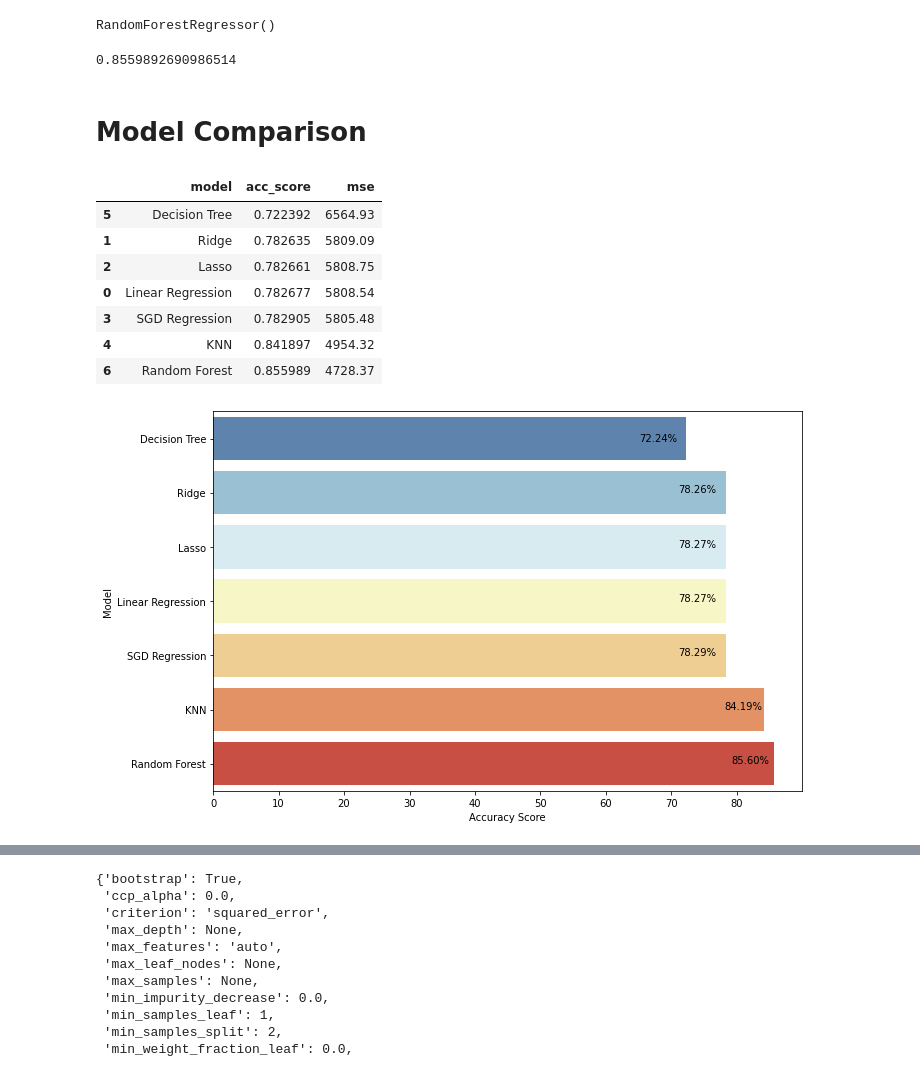
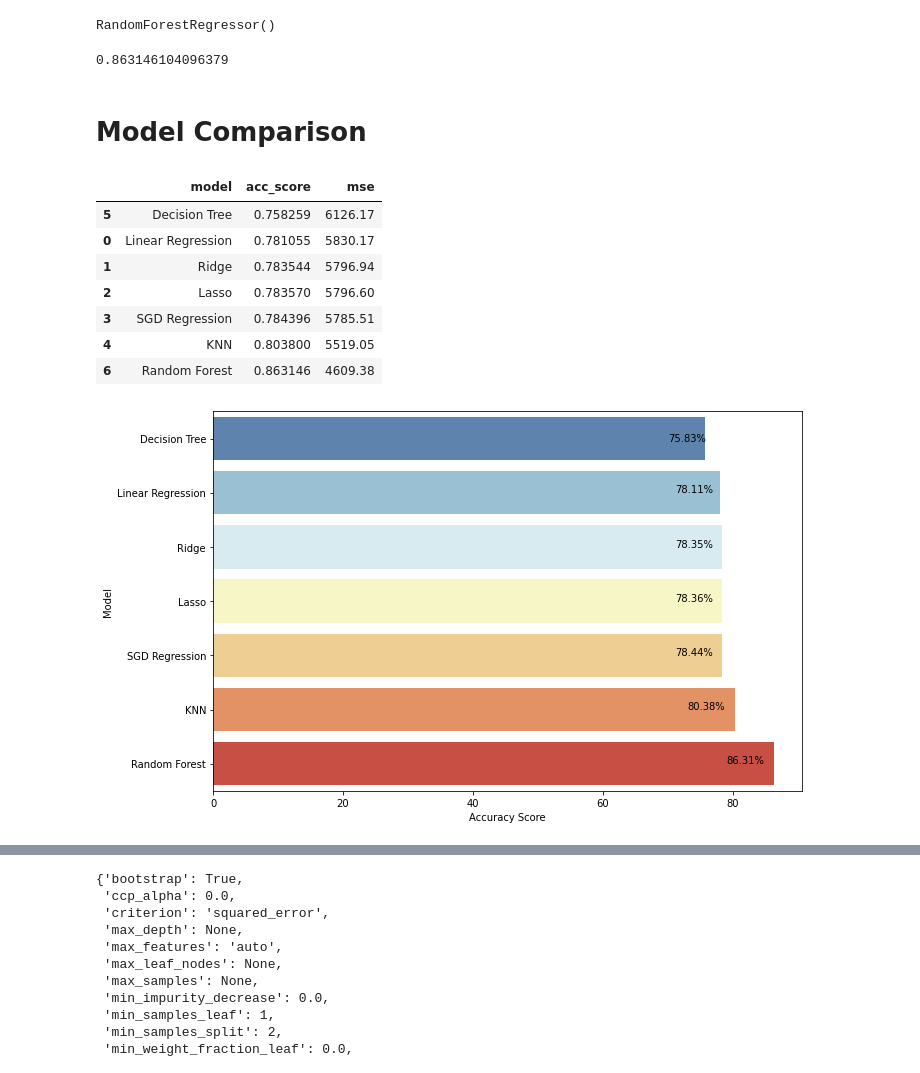
Before and after one commit to ozantahta/Medical-Cost-Analysis-EDA, a Jupyter notebook: Medical_Cost_Analysis.ipynb, the cells around one changed output, grey strips where cells are left out. Drawn from its saved outputs; the diff is of its cells as text; code cells hidden in the pictures.

```diff
--- a/Medical_Cost_Analysis.ipynb
+++ b/Medical_Cost_Analysis.ipynb
@@ -325,14 +358,16 @@ data.head()
 from sklearn.preprocessing import OneHotEncoder
 from sklearn.preprocessing import LabelEncoder
 # One Hot Encoding the 'region' it has four different category
-encoder = OneHotEncoder()
-data.region = encoder.fit_transform(data['region'].values.reshape(-1,1)).toarray()
+encoder = OneHotEncoder(handle_unknown='ignore')
+encoder.fit(data['region'].values.reshape(-1,1))
+data_dum = encoder.transform(data['region'].values.reshape(-1,1)).toarray()
 # Label Encoding the 'sex'
 label = LabelEncoder()
 data.sex = label.fit_transform(data.sex.values.reshape(-1,1))
 # Label Encoding the 'smoker'
 label1 = LabelEncoder()
 data.smoker = label1.fit_transform(data.smoker.values.reshape(-1,1))
+data = pd.concat([data.iloc[:, :5],  pd.DataFrame(data=data_dum, columns=encoder.get_feature_names_out(['region'])), data[['charges']]], axis=1)
 # %%
 from sklearn.model_selection import train_test_split
 x_train, x_test, y_train, y_test = train_test_split(data.drop(['charges'], axis=1), data.charges.values, test_size = 0.2, random_state = 42)
@@ -497,7 +540,7 @@ RandomForestRegressor()
 # %%
 ensemble.score(x_test, y_test)
 # %% [output]
-0.8559892690986514
+0.863146104096379
 # %% [markdown]
 # Model Comparison
 # %%
@@ -512,29 +555,29 @@ df_score = pd.DataFrame(df_score).sort_values(by='acc_score')
 df_score
 # %% [output]
 |  | model | acc_score | mse |
-| 5 | Decision Tree | 0.722392 | 6564.93 |
-| 1 | Ridge | 0.782635 | 5809.09 |
-| 2 | Lasso | 0.782661 | 5808.75 |
-| 0 | Linear Regression | 0.782677 | 5808.54 |
-| 3 | SGD Regression | 0.782905 | 5805.48 |
-| 4 | KNN | 0.841897 | 4954.32 |
-| 6 | Random Forest | 0.855989 | 4728.37 |
+| 5 | Decision Tree | 0.758259 | 6126.17 |
+| 0 | Linear Regression | 0.781055 | 5830.17 |
+| 1 | Ridge | 0.783544 | 5796.94 |
+| 2 | Lasso | 0.783570 | 5796.60 |
+| 3 | SGD Regression | 0.784396 | 5785.51 |
+| 4 | KNN | 0.803800 | 5519.05 |
+| 6 | Random Forest | 0.863146 | 4609.38 |
 # %%
 plt.figure(figsize=(10,6))
 sns.barplot(x = df_score.acc_score*100, y = df_score.model, palette='RdYlBu_r')
-plt.text(65.1, 0.05, f"{df_score.acc_score.values[0] * 100:.2f}%")
+plt.text(70.1, 0.05, f"{df_score.acc_score.values[0] * 100:.2f}%")
 plt.text(71.1, 1, f"{df_score.acc_score.values[1] * 100:.2f}%")
 plt.text(71.1, 2, f"{df_score.acc_score.values[2] * 100:.2f}%")
 plt.text(71.1, 3, f"{df_score.acc_score.values[3] * 100:.2f}%")
 plt.text(71.1, 4, f"{df_score.acc_score.values[4] * 100:.2f}%")
-plt.text(78.1, 5, f"{df_score.acc_score.values[5] * 100:.2f}%")
+plt.text(73.1, 5, f"{df_score.acc_score.values[5] * 100:.2f}%")
 plt.text(79.1, 6, f"{df_score.acc_score.values[6] * 100:.2f}%")
 plt.xlabel('Accuracy Score')
 plt.ylabel('Model')
 plt.tight_layout()
 plt.show()
 # %% [output]
-[figure, old version]
+[figure, new version]
 # %%
 from sklearn.model_selection import GridSearchCV
 
```
Also changed, not shown: parts of 31 cells of this notebook, 1 other file.
